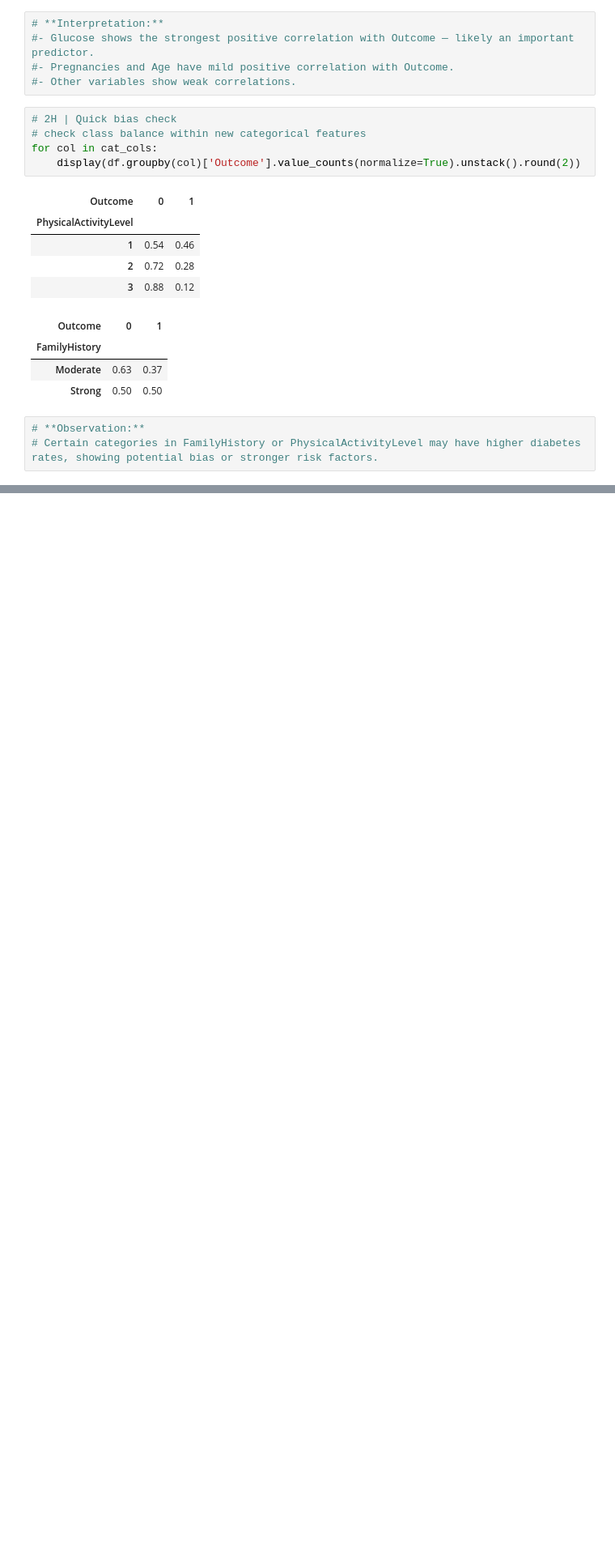
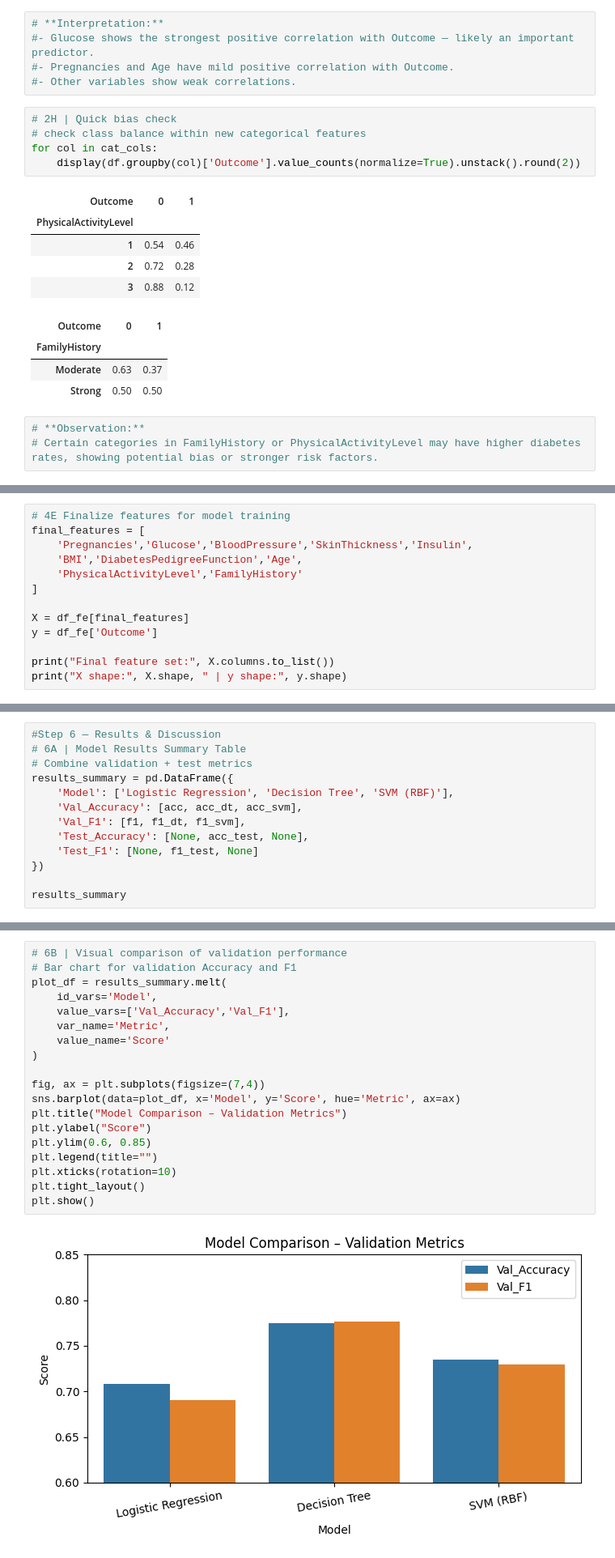
Before and after one commit to naveedakram83/diabetes-ml-2025, a Jupyter notebook: notebooks/diabetes_project.ipynb, the cells around one changed output, grey strips where cells are left out. Shown: that part at 81% size. Saved outputs shown, nothing was run; the diff lists cells and outputs as text; blank space fills up the shorter version.

Commit message:
implemented step till Step 7

```diff
--- a/notebooks/diabetes_project.ipynb
+++ b/notebooks/diabetes_project.ipynb
@@ -289,0 +563,13 @@ for col in cat_cols:
+# %%
+# 4E Finalize features for model training
+final_features = [
+    'Pregnancies','Glucose','BloodPressure','SkinThickness','Insulin',
+    'BMI','DiabetesPedigreeFunction','Age',
+    'PhysicalActivityLevel','FamilyHistory'
+]
+
+X = df_fe[final_features]
+y = df_fe['Outcome']
+
+print("Final feature set:", X.columns.to_list())
+print("X shape:", X.shape, " | y shape:", y.shape)
@@ -289,0 +800,13 @@ for col in cat_cols:
+# %%
+#Step 6 — Results & Discussion
+# 6A | Model Results Summary Table
+# Combine validation + test metrics
+results_summary = pd.DataFrame({
+    'Model': ['Logistic Regression', 'Decision Tree', 'SVM (RBF)'],
+    'Val_Accuracy': [acc, acc_dt, acc_svm],
+    'Val_F1': [f1, f1_dt, f1_svm],
+    'Test_Accuracy': [None, acc_test, None],
+    'Test_F1': [None, f1_test, None]
+})
+
+results_summary
@@ -289,0 +818,21 @@ for col in cat_cols:
+# %%
+# 6B | Visual comparison of validation performance
+# Bar chart for validation Accuracy and F1
+plot_df = results_summary.melt(
+    id_vars='Model',
+    value_vars=['Val_Accuracy','Val_F1'],
+    var_name='Metric',
+    value_name='Score'
+)
+
+fig, ax = plt.subplots(figsize=(7,4))
+sns.barplot(data=plot_df, x='Model', y='Score', hue='Metric', ax=ax)
+plt.title("Model Comparison – Validation Metrics")
+plt.ylabel("Score")
+plt.ylim(0.6, 0.85)
+plt.legend(title="")
+plt.xticks(rotation=10)
+plt.tight_layout()
+plt.show()
+# %% [output]
+[figure, added]
```
Also changed, not shown: parts of 29 cells of this notebook.
